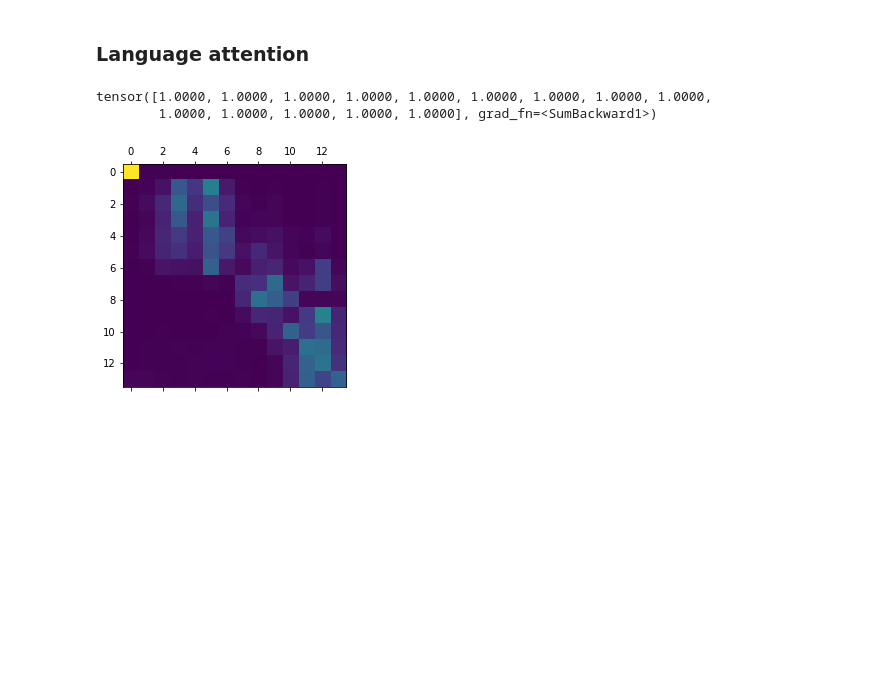
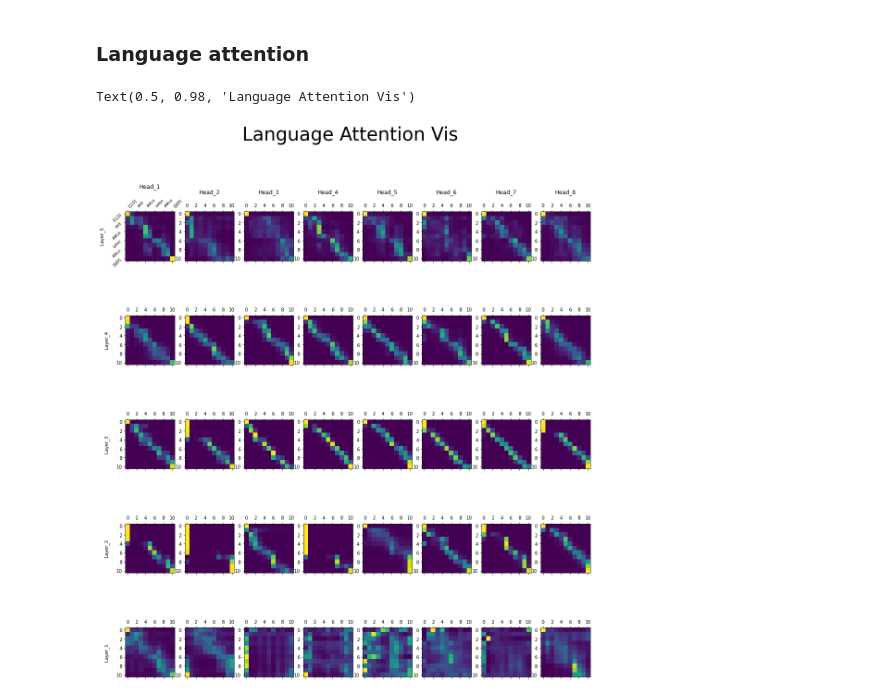
Before and after one commit to sjpark9503/MedGTX, a Jupyter notebook: lxmert/src/Evaluation.ipynb, the cells around one changed output. Saved outputs shown, nothing was run; the diff lists cells and outputs as text; code cells hidden in the pictures; blank space fills up the shorter version.

```diff
--- a/lxmert/src/Evaluation.ipynb
+++ b/lxmert/src/Evaluation.ipynb
@@ -216,21 +250,24 @@ for layer_idx in range(model.config.x_layers):
 # %% [markdown]
 ### Language attention
-# %%
-import matplotlib.pyplot as plt
-
-HEAD_IDX=2
-
-output_data = model(**input_data, output_attentions=True, return_dict=True)
-
-plt.matshow(
-    output_data['language_attentions'][4][0,HEAD_IDX,
-                                                 :lang_len,:lang_len].cpu().detach().numpy(),
-    #cmap='gray'
-)
-
-print(output_data['language_attentions'][4][0,HEAD_IDX,
-                                                 :lang_len,:lang_len].sum(1))
-# %% [output]
-tensor([1.0000, 1.0000, 1.0000, 1.0000, 1.0000, 1.0000, 1.0000, 1.0000, 1.0000,
-        1.0000, 1.0000, 1.0000, 1.0000, 1.0000], grad_fn=<SumBackward1>)
-[figure, removed]
+# %%
+import matplotlib.pyplot as plt
+fig, axs = plt.subplots(model.config.l_layers, model.config.num_attention_heads, figsize=(18,20))
+for layer_idx in range(model.config.l_layers):
+    for head_idx in range(model.config.num_attention_heads):
+        axs[model.config.l_layers-1-layer_idx, head_idx].matshow(
+            output_data['language_attentions'][layer_idx][0,head_idx,
+                                                          :lang_len,
+                                                          :lang_len].cpu().detach().numpy(),
+            #cmap='gray',
+        )
+        if (layer_idx == 0) and (head_idx==0):
+            axs[layer_idx, head_idx].set_xticks(range(len(lang_tokens)))
+            axs[layer_idx, head_idx].set_yticks(range(len(lang_tokens)))
+            axs[layer_idx, head_idx].set_xticklabels(lang_tokens, rotation='45',horizontalalignment='left', fontsize=8)
+            axs[layer_idx, head_idx].set_yticklabels(lang_tokens, rotation='45',horizontalalignment='right', fontsize=8)
+        axs[0, head_idx].set_title("Head_{}\n".format(head_idx+1))
+    axs[layer_idx, 0].set_ylabel('Layer_{}\n'.format(model.config.l_layers-layer_idx))
+plt.suptitle('Language Attention Vis', fontsize=40)
+# %% [output]
+Text(0.5, 0.98, 'Language Attention Vis')
+[figure, added]
```
Also changed, not shown: parts of 10 cells of this notebook, 2 other files.
